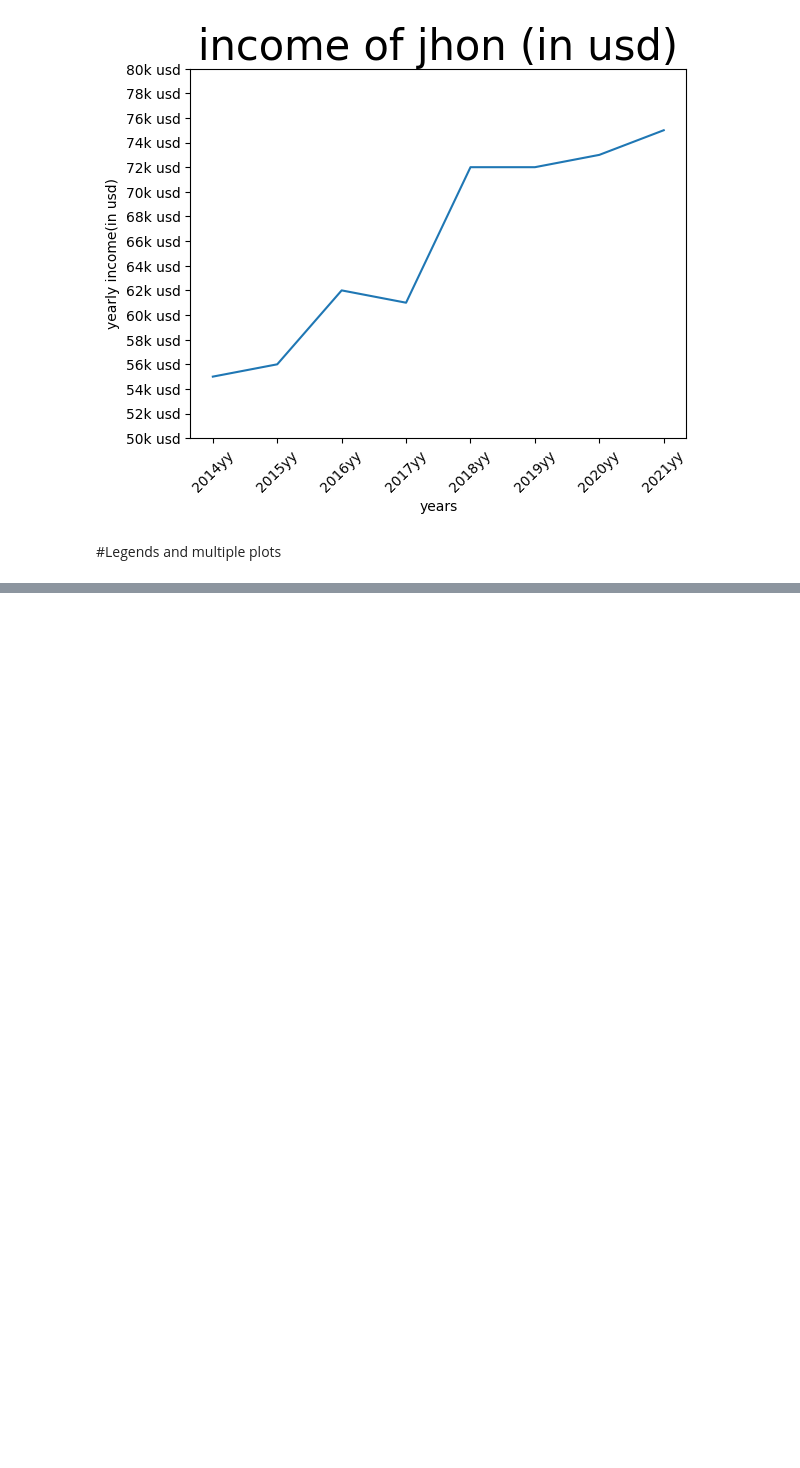
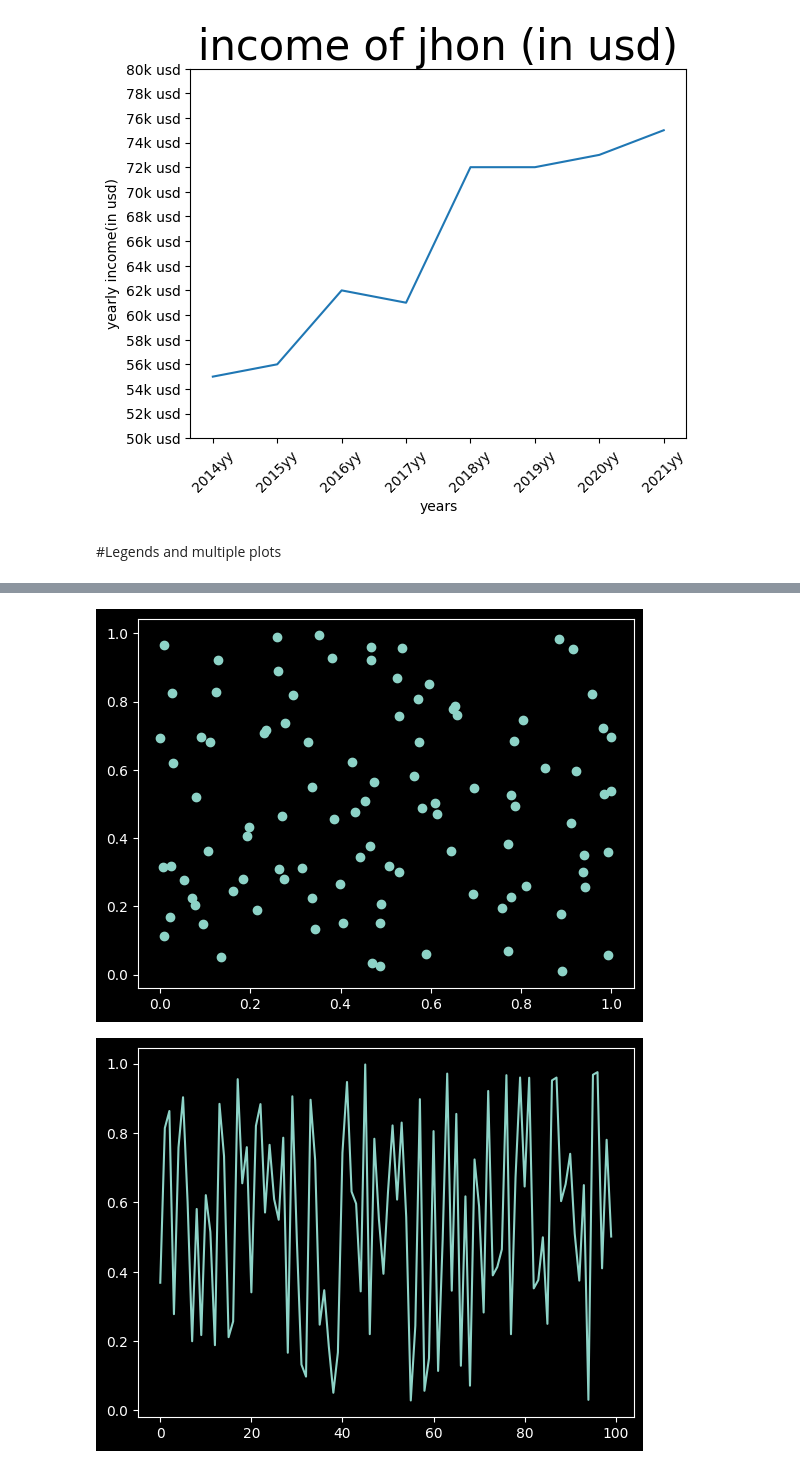
Before and after one commit to haneeth25/Libraries_prac, a Jupyter notebook: matplotlib.ipynb, the cells around one changed output, grey strips where cells are left out. Drawn from its saved outputs; the diff is of its cells as text; code cells hidden in the pictures; blank space fills up the shorter version.

```diff
--- a/matplotlib.ipynb
+++ b/matplotlib.ipynb
@@ -224,0 +251,2 @@ plt.show()
+# %%
+style.use("dark_background")
@@ -224,0 +257,12 @@ plt.show()
+# %%
+x1,y1 = np.random.random(100),np.random.random(100)
+x2,y2 = np.arange(100),np.random.random(100)
+# %%
+plt.figure(1)
+plt.scatter(x1,y1)
+plt.figure(2)
+plt.plot(x2,y2)
+plt.show()
+# %% [output]
+[figure, added]
+[figure, added]
```
Also changed, not shown: parts of 8 cells of this notebook.
